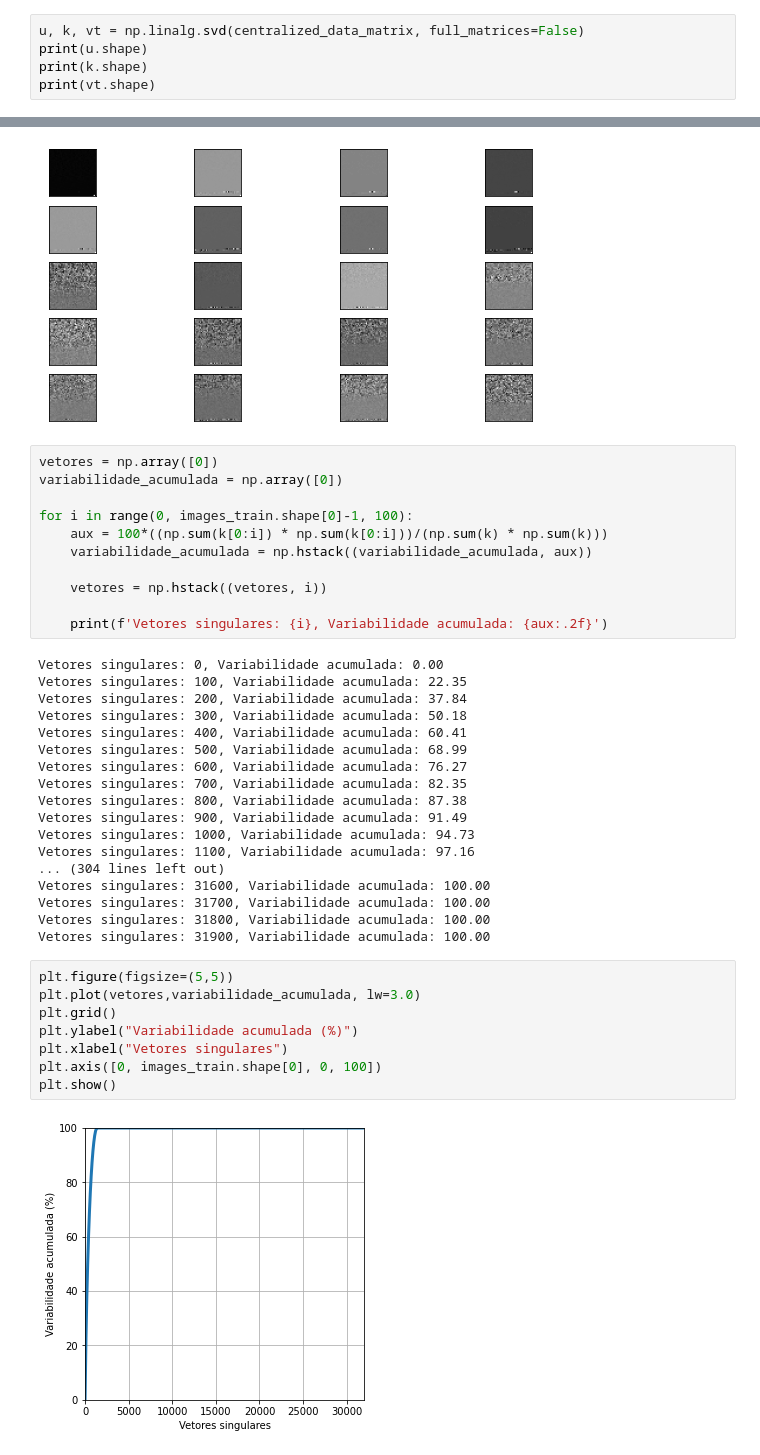
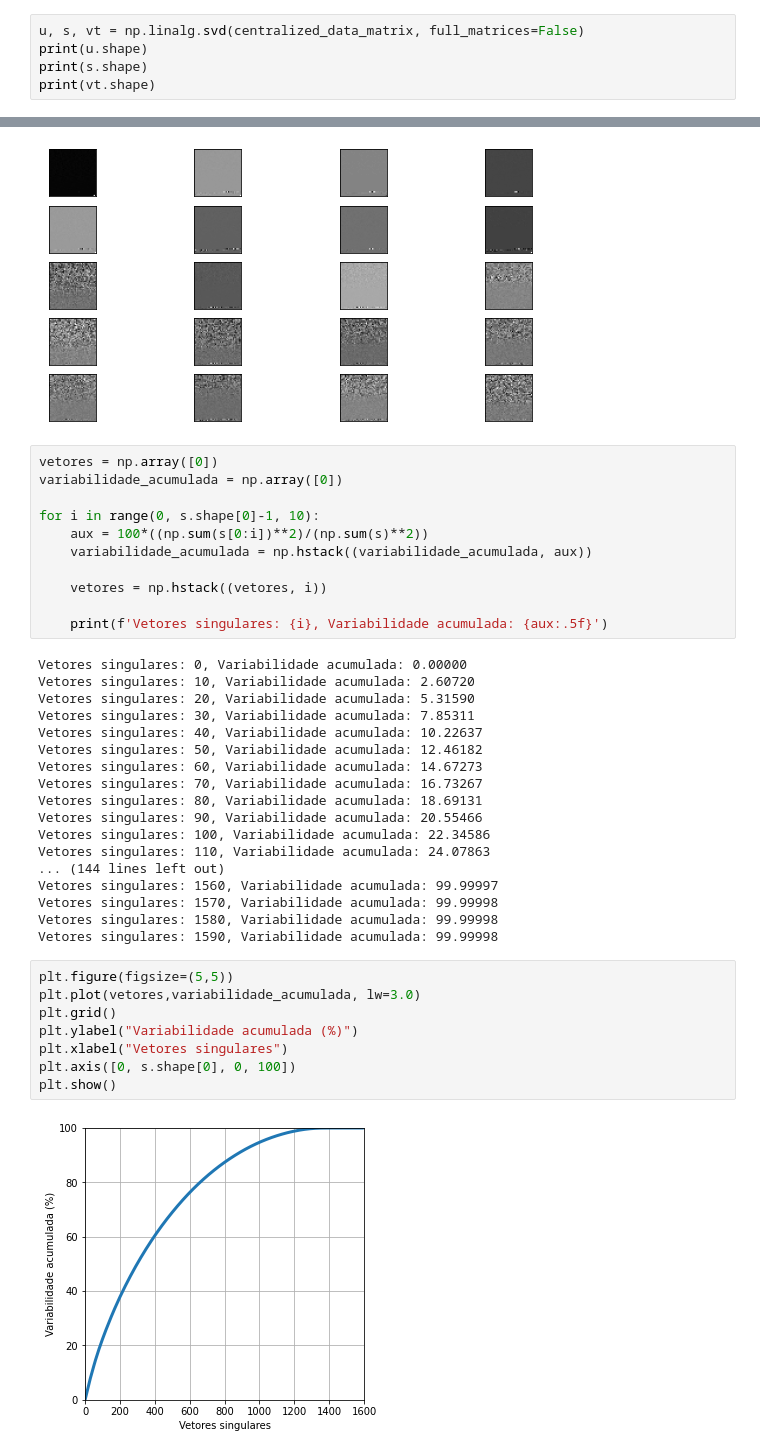
Before and after one commit to lucasivisson/Classification-SVD, a Jupyter notebook: ClassificationSVD.ipynb, the cells around one changed output, grey strips where cells are left out. Cells and saved outputs as stored; diff of their text form.

```diff
--- a/ClassificationSVD.ipynb
+++ b/ClassificationSVD.ipynb
@@ -115,9 +116,9 @@ print(q_dec)
 # %% [markdown]
 ### Calcular, para o respectivo banco de dados, a SVD da matriz de dados centralizados X. Gerar um gráco de número de valores singulares versus variabilidade acumulada.
 # %%
-u, k, vt = np.linalg.svd(centralized_data_matrix, full_matrices=False)
+u, s, vt = np.linalg.svd(centralized_data_matrix, full_matrices=False)
 print(u.shape)
-print(k.shape)
+print(s.shape)
 print(vt.shape)
 # %% [output]
 (32000, 1600)
@@ -138,38 +139,38 @@ for i in range(20):
 vetores = np.array([0])
 variabilidade_acumulada = np.array([0])
 
-for i in range(0, images_train.shape[0]-1, 100):
-    aux = 100*((np.sum(k[0:i]) * np.sum(k[0:i]))/(np.sum(k) * np.sum(k)))
+for i in range(0, s.shape[0]-1, 10):
+    aux = 100*((np.sum(s[0:i])**2)/(np.sum(s)**2))
     variabilidade_acumulada = np.hstack((variabilidade_acumulada, aux))
 
     vetores = np.hstack((vetores, i))
 
-    print(f'Vetores singulares: {i}, Variabilidade acumulada: {aux:.2f}')
+    print(f'Vetores singulares: {i}, Variabilidade acumulada: {aux:.5f}')
 # %% [output]
-Vetores singulares: 0, Variabilidade acumulada: 0.00
-Vetores singulares: 100, Variabilidade acumulada: 22.35
-Vetores singulares: 200, Variabilidade acumulada: 37.84
-Vetores singulares: 300, Variabilidade acumulada: 50.18
-Vetores singulares: 400, Variabilidade acumulada: 60.41
-Vetores singulares: 500, Variabilidade acumulada: 68.99
-Vetores singulares: 600, Variabilidade acumulada: 76.27
-Vetores singulares: 700, Variabilidade acumulada: 82.35
-Vetores singulares: 800, Variabilidade acumulada: 87.38
-Vetores singulares: 900, Variabilidade acumulada: 91.49
-Vetores singulares: 1000, Variabilidade acumulada: 94.73
-Vetores singulares: 1100, Variabilidade acumulada: 97.16
-... (304 lines left out)
-Vetores singulares: 31600, Variabilidade acumulada: 100.00
-Vetores singulares: 31700, Variabilidade acumulada: 100.00
-Vetores singulares: 31800, Variabilidade acumulada: 100.00
-Vetores singulares: 31900, Variabilidade acumulada: 100.00
+Vetores singulares: 0, Variabilidade acumulada: 0.00000
+Vetores singulares: 10, Variabilidade acumulada: 2.60720
+Vetores singulares: 20, Variabilidade acumulada: 5.31590
+Vetores singulares: 30, Variabilidade acumulada: 7.85311
+Vetores singulares: 40, Variabilidade acumulada: 10.22637
+Vetores singulares: 50, Variabilidade acumulada: 12.46182
+Vetores singulares: 60, Variabilidade acumulada: 14.67273
+Vetores singulares: 70, Variabilidade acumulada: 16.73267
+Vetores singulares: 80, Variabilidade acumulada: 18.69131
+Vetores singulares: 90, Variabilidade acumulada: 20.55466
+Vetores singulares: 100, Variabilidade acumulada: 22.34586
+Vetores singulares: 110, Variabilidade acumulada: 24.07863
+... (144 lines left out)
+Vetores singulares: 1560, Variabilidade acumulada: 99.99997
+Vetores singulares: 1570, Variabilidade acumulada: 99.99998
+Vetores singulares: 1580, Variabilidade acumulada: 99.99998
+Vetores singulares: 1590, Variabilidade acumulada: 99.99998
 # %%
 plt.figure(figsize=(5,5))
 plt.plot(vetores,variabilidade_acumulada, lw=3.0)
 plt.grid()
 plt.ylabel("Variabilidade acumulada (%)")
 plt.xlabel("Vetores singulares")
-plt.axis([0, images_train.shape[0], 0, 100])
+plt.axis([0, s.shape[0], 0, 100])
 plt.show()
 # %% [output]
-[figure, old version]
+[figure, new version]
```
Also changed, not shown: parts of 6 cells of this notebook.
